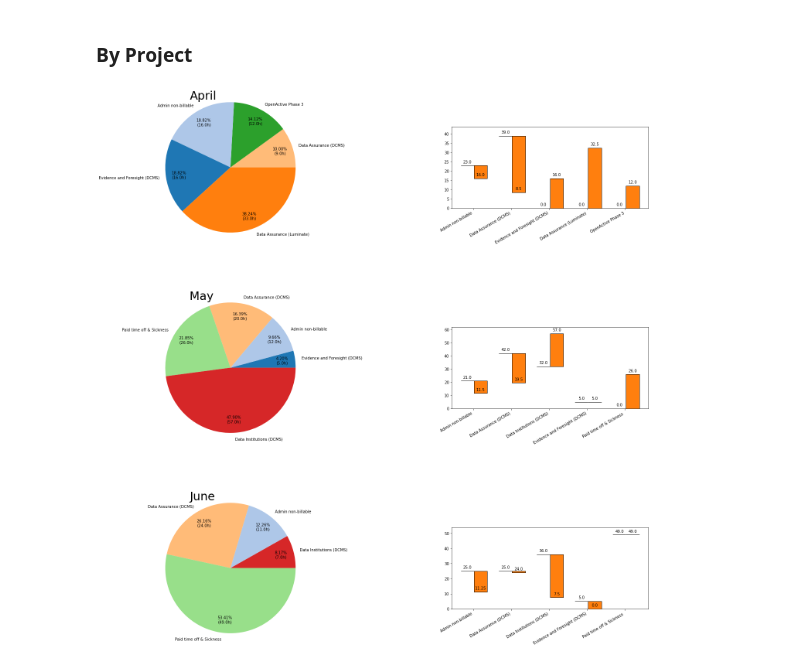
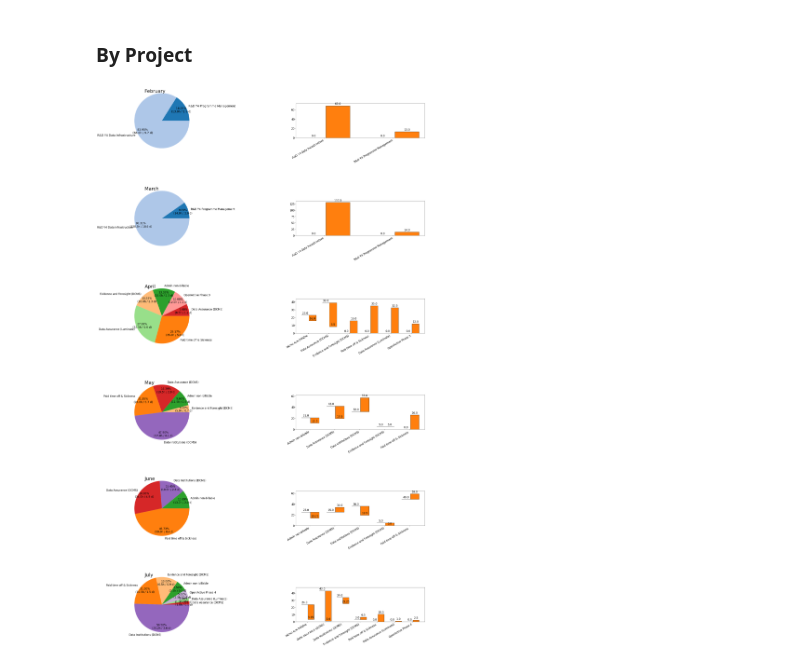
Before and after one commit to rachelwilson/timesheet_reports, a Jupyter notebook: timesheet_report.ipynb, the cells around one changed output. Saved outputs shown, nothing was run; the diff lists cells and outputs as text; code cells hidden in the pictures.

```diff
--- a/timesheet_report.ipynb
+++ b/timesheet_report.ipynb
@@ -5,10 +5,12 @@ import matplotlib.pyplot as plt
 from matplotlib.pyplot import pie, show
 import matplotlib.gridspec as gridspec
 
-actuals = pd.read_csv(r"all_time_entries_apr_12_21_to_jun_23_21.csv", parse_dates=['Date'])[["Date", "Project", "Task/Deliverable", "Time in Hours"]]
+actuals = pd.read_csv(r"actuals.csv", parse_dates=['Date'])[["Date", "Project", "Task/Deliverable", "Time in Hours"]]
 actuals.rename(columns={"Task/Deliverable":"Task","Time in Hours":"Time"}, inplace=True)
+#print(actuals.head())
 
-scheduled = pd.read_csv(r"scheduled-april-july.csv")
+scheduled = pd.read_csv(r"scheduled.csv")
+#print(scheduled.head())
 
 colourKeys = pd.unique(actuals.Project)
 colours = dict(zip(colourKeys, plt.cm.tab20.colors[:len(colourKeys)]))
@@ -24,8 +26,9 @@ def make_autopct(values):
     def my_autopct(pct):
         #print(pct)
         total = sum(values)
-        val = int(round(pct*total/100.0))
-        return '{p:.2f}%\n({v:.1f}h)'.format(p=pct,v=val)
+        hours = pct*total/100.0
+        days = hours/7
+        return '{p:.2f}%\n({hrs:.1f}h / {dys:.1f} d)'.format(p=pct,hrs=hours,dys=days)
     return my_autopct
 
 def hat_graph(ax, xlabels, values, group_labels):
@@ -71,7 +74,7 @@ def hat_graph(ax, xlabels, values, group_labels):
 # %% [markdown]
 ### By Project
 # %%
-fig = plt.figure(figsize=(20,20), constrained_layout=True)
+fig = plt.figure(figsize=(30,50), constrained_layout=True)
 #ax = fig.add_axes([0,0,1,1])
 #ax.axis('equal')
 #grid = plt.GridSpec(rows, columns, wspace = .25, hspace = .25, figure=fig)
@@ -91,34 +94,36 @@ for month in months_in_file:
     sums = monthData.groupby(["Project"])["Time"].sum().reset_index()
     sums.set_index('Project', inplace=True)
     sorted_sums = sums.sort_values(by="Time")
+    #print(sorted_sums)
 
     # combine the two reports for comparison
     actuals_w_sched = pd.merge(scheduled[scheduled.Month == month], sums, on = 'Project', how='outer')
     actuals_w_sched['Scheduled hours'] = actuals_w_sched['Scheduled hours'].fillna(0)
     actuals_w_sched['Scheduled %'] = actuals_w_sched['Scheduled %'].fillna(0)
     actuals_w_sched['Time'] = actuals_w_sched['Time'].fillna(0)
     actuals_w_sched['Month'] = actuals_w_sched['Month'].fillna(month)
     actuals_w_sched.sort_values(by='Project')
     actuals_w_sched = actuals_w_sched.query('`Scheduled hours` !=0 | `Scheduled %` != 0 | Time !=0')
     #print(actuals_w_sched)
 
     plt.pie(sorted_sums.Time.values,
         labels=sorted_sums.index.values,
         colors=[colours[key] for key in sorted_sums.index],
         autopct=make_autopct(sorted_sums.Time.values),
         radius=2,
         pctdistance=0.8,
         labeldistance=1.1);
+    plt.rcParams.update({'font.size':17})
 
     grid_count += 1
 
     #### barchart ####
     ax = fig.add_subplot(grid[grid_count])
     xlabels = actuals_w_sched['Project'].values
     scheduled_vals = actuals_w_sched['Scheduled hours'].values
     actual_vals = actuals_w_sched['Time'].values
     hat_graph(ax, xlabels, [scheduled_vals, actual_vals], ['Scheduled', 'Actual'])
 
     grid_count += 1
 # %% [output]
-[figure, old version]
+[figure, new version]
```
Also changed, not shown: 2 other files.
